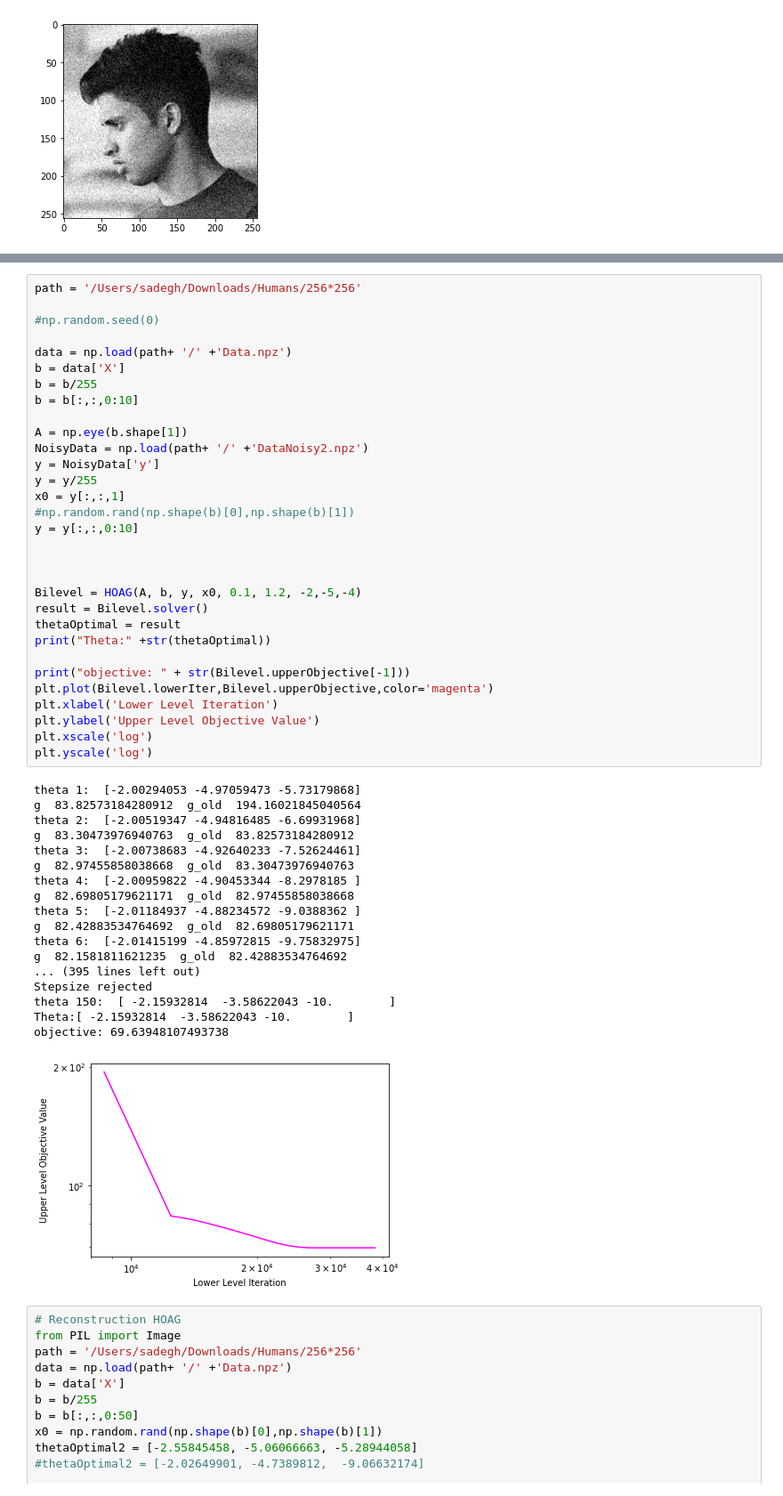
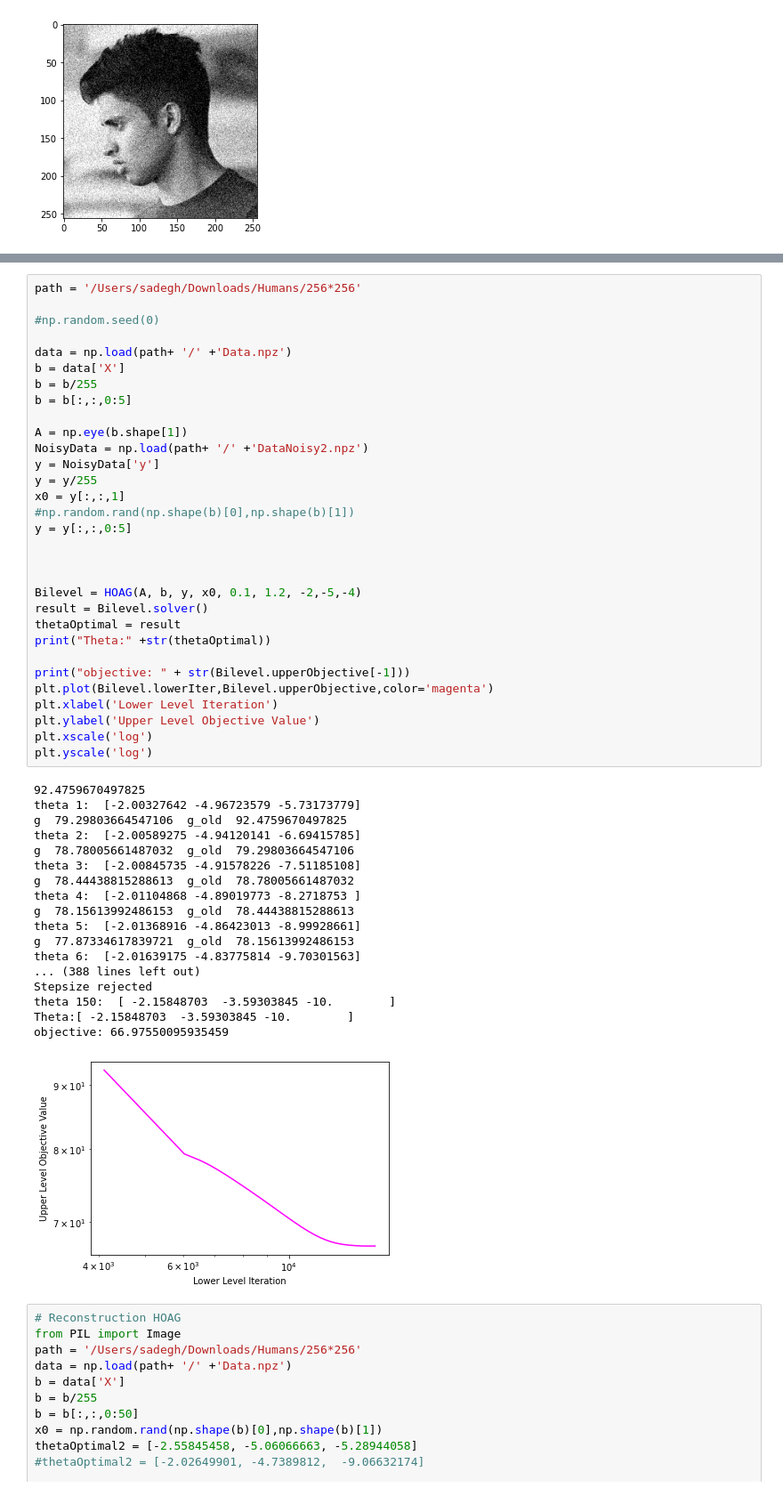
Before and after one commit to MohammadSadeghSalehi/Bilevel, a Jupyter notebook: Codes/Bilevel.ipynb, the cells around one changed output, grey strips where cells are left out. Shown at 89% size. Saved outputs shown, nothing was run; the diff lists cells and outputs as text.

```diff
--- a/Codes/Bilevel.ipynb
+++ b/Codes/Bilevel.ipynb
@@ -781,52 +776,52 @@ class HOAG:
 path = '/Users/sadegh/Downloads/Humans/256*256'
 
 #np.random.seed(0)
 
 data = np.load(path+ '/' +'Data.npz')
 b = data['X']
 b = b/255
-b = b[:,:,0:10]
+b = b[:,:,0:5]
 
 A = np.eye(b.shape[1])
 NoisyData = np.load(path+ '/' +'DataNoisy2.npz')
 y = NoisyData['y']
 y = y/255
 x0 = y[:,:,1]
 #np.random.rand(np.shape(b)[0],np.shape(b)[1])
-y = y[:,:,0:10]
+y = y[:,:,0:5]
 
 
 
 Bilevel = HOAG(A, b, y, x0, 0.1, 1.2, -2,-5,-4)
 result = Bilevel.solver()
 thetaOptimal = result
 print("Theta:" +str(thetaOptimal))
 
 print("objective: " + str(Bilevel.upperObjective[-1]))
 plt.plot(Bilevel.lowerIter,Bilevel.upperObjective,color='magenta')
 plt.xlabel('Lower Level Iteration')
 plt.ylabel('Upper Level Objective Value')
 plt.xscale('log')
 plt.yscale('log')
 # %% [output]
-theta 1:  [-2.00294053 -4.97059473 -5.73179868]
-g  83.82573184280912  g_old  194.16021845040564
-theta 2:  [-2.00519347 -4.94816485 -6.69931968]
-g  83.30473976940763  g_old  83.82573184280912
-theta 3:  [-2.00738683 -4.92640233 -7.52624461]
-g  82.97455858038668  g_old  83.30473976940763
-theta 4:  [-2.00959822 -4.90453344 -8.2978185 ]
-g  82.69805179621171  g_old  82.97455858038668
-theta 5:  [-2.01184937 -4.88234572 -9.0388362 ]
-g  82.42883534764692  g_old  82.69805179621171
-theta 6:  [-2.01415199 -4.85972815 -9.75832975]
-g  82.1581811621235  g_old  82.42883534764692
-... (395 lines left out)
+92.4759670497825
+theta 1:  [-2.00327642 -4.96723579 -5.73173779]
+g  79.29803664547106  g_old  92.4759670497825
+theta 2:  [-2.00589275 -4.94120141 -6.69415785]
+g  78.78005661487032  g_old  79.29803664547106
+theta 3:  [-2.00845735 -4.91578226 -7.51185108]
+g  78.44438815288613  g_old  78.78005661487032
+theta 4:  [-2.01104868 -4.89019773 -8.2718753 ]
+g  78.15613992486153  g_old  78.44438815288613
+theta 5:  [-2.01368916 -4.86423013 -8.99928661]
+g  77.87334617839721  g_old  78.15613992486153
+theta 6:  [-2.01639175 -4.83775814 -9.70301563]
+... (388 lines left out)
 Stepsize rejected
-theta 150:  [ -2.15932814  -3.58622043 -10.        ]
-Theta:[ -2.15932814  -3.58622043 -10.        ]
-objective: 69.63948107493738
+theta 150:  [ -2.15848703  -3.59303845 -10.        ]
+Theta:[ -2.15848703  -3.59303845 -10.        ]
+objective: 66.97550095935459
-[figure, old version]
+[figure, new version]
 # %%
 # Reconstruction HOAG
 from PIL import Image
```
Also changed, not shown: parts of 5 cells of this notebook.
